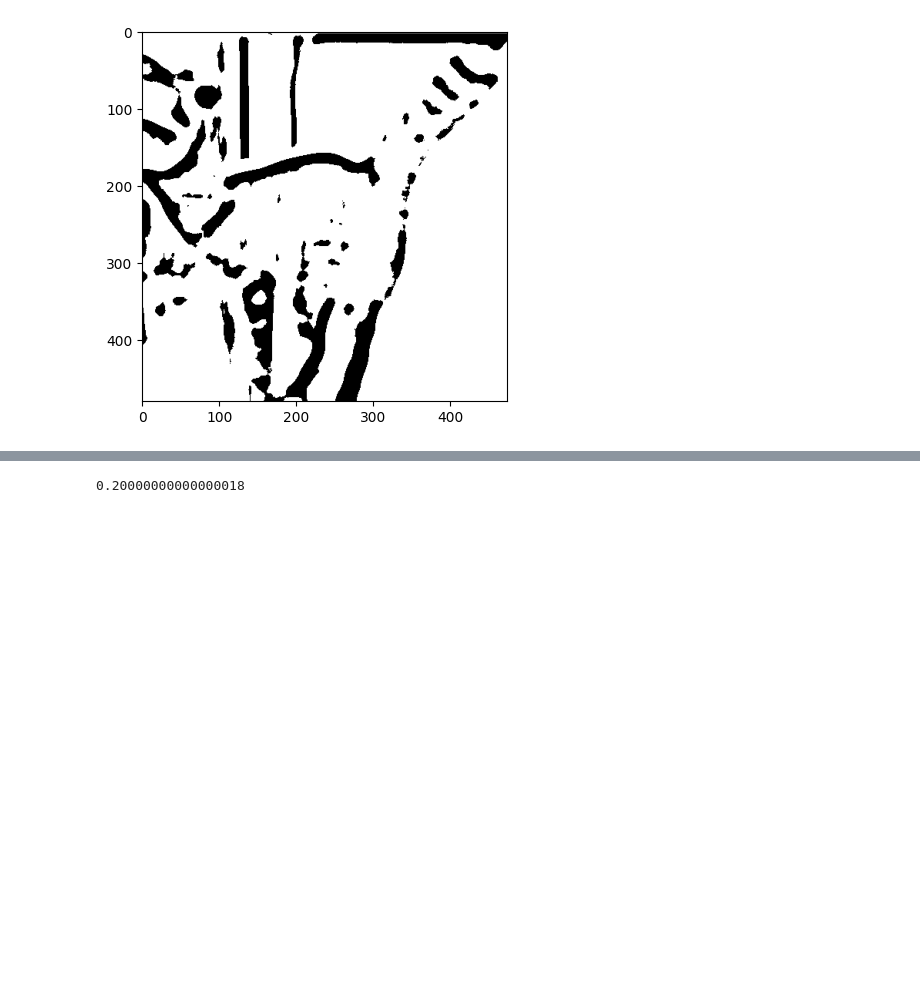
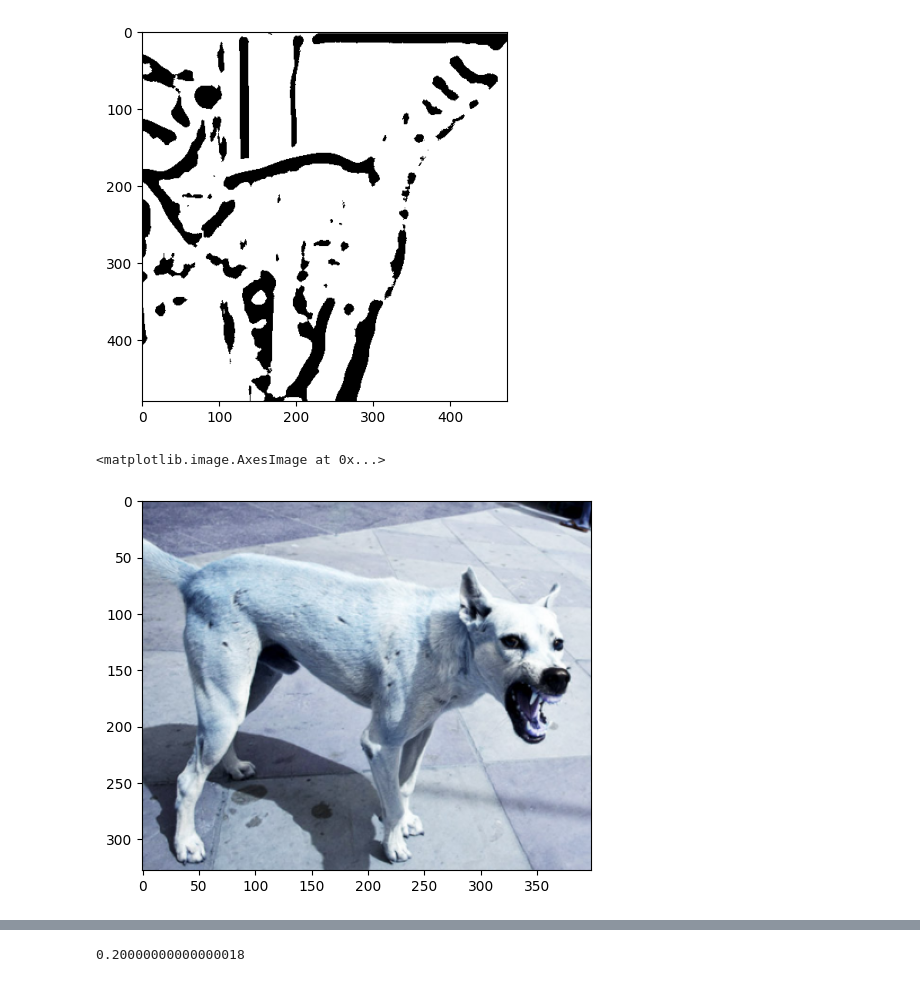
Before and after one commit to TopAgrume/mistral_hackathon, a Jupyter notebook: src/image_to_ascii/seg_image.ipynb, the cells around one changed output, grey strips where cells are left out. Cells and saved outputs as stored; diff of their text form; code cells hidden in the pictures; blank space fills up the shorter version.

Commit message:
update: seg_image, test.txt

```diff
--- a/src/image_to_ascii/seg_image.ipynb
+++ b/src/image_to_ascii/seg_image.ipynb
@@ -37,0 +35,8 @@ plt.show()
+# %%
+#image_path = "cat_dataset_1/images.cv_yfaip1vvxytk4pzkv6rhb/data/train/animal animal_faces cat cat_face/0AM9O53MDBX5.jpg"
+inside = "/home/alex/Desktop/mistral_hackathon/src/image_to_ascii/data/FirstDataset/Dog/d7.png"
+input = cv2.imread(inside)
+plt.imshow(input, cmap='gray')
+# %% [output]
+<matplotlib.image.AxesImage at 0x...>
+[figure, added]
```
Also changed, not shown: parts of 7 cells of this notebook, 1 other file.
